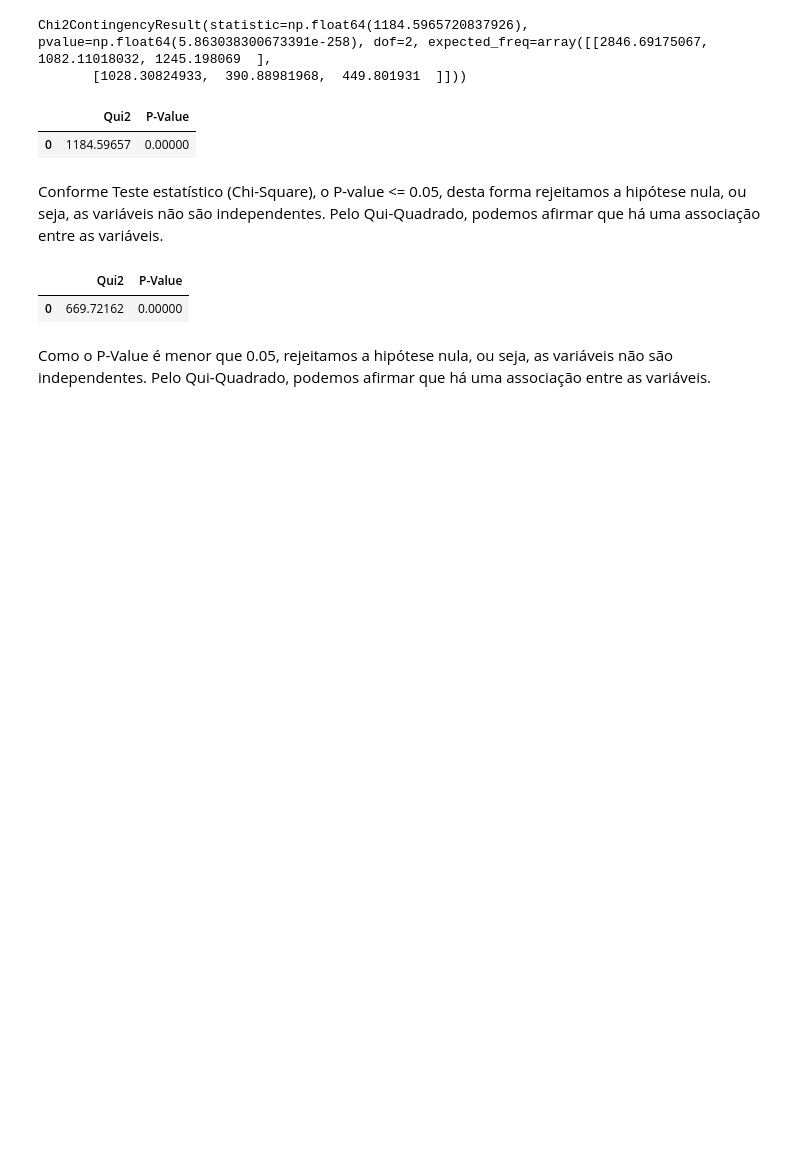
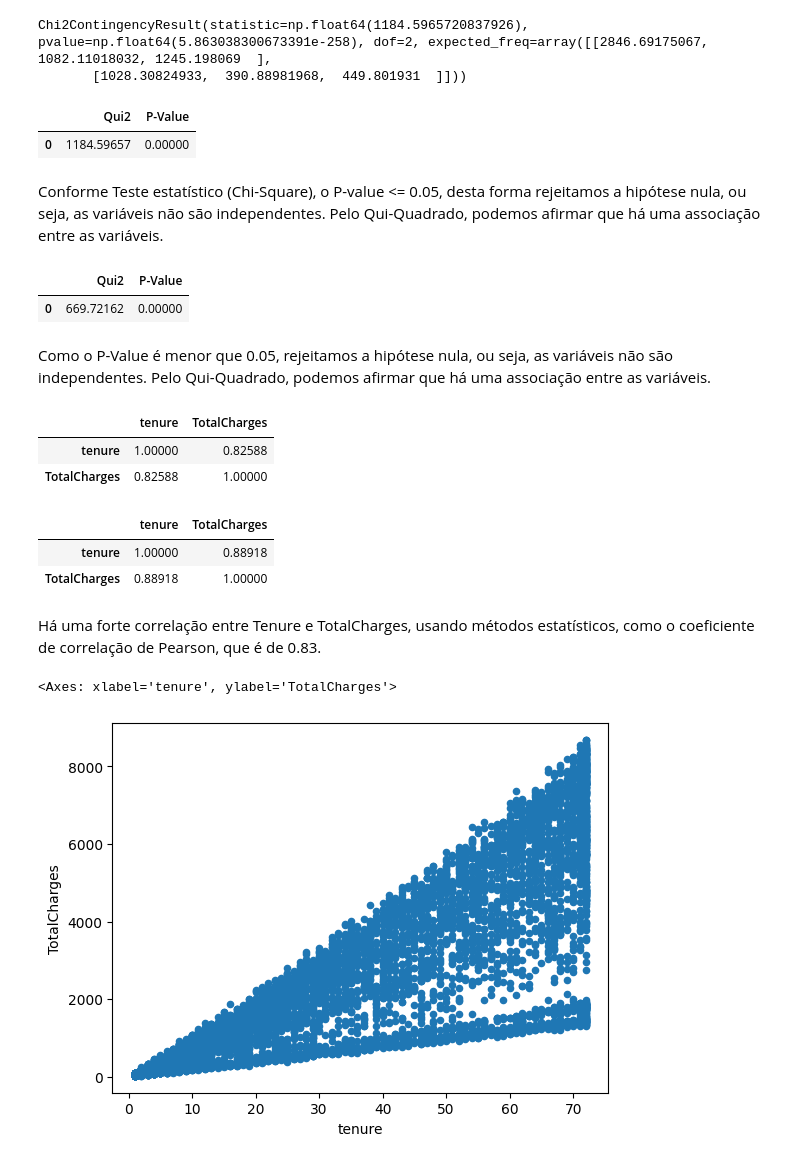
Before and after one commit to LucaPinheiro/telecom-eda-churn, a Jupyter notebook: eda-churn.ipynb, the cells around one changed output. Cells and saved outputs as stored; diff of their text form; code cells hidden in the pictures; blank space fills up the shorter version.

Commit message:
Refactor and optimize EDA code for churn dataset

```diff
--- a/eda-churn.ipynb
+++ b/eda-churn.ipynb
@@ -687,3 +687,29 @@ df_chi_scores_churn_tenure
 | 0 | 669.72162 | 0.00000 |
 # %% [markdown]
 Como o P-Value é menor que 0.05, rejeitamos a hipótese nula, ou seja, as variáveis não são independentes. Pelo Qui-Quadrado, podemos afirmar que há uma associação entre as variáveis.
+# %%
+# Correlação entre 2 variáveis numéricas
+# Tenure com TotalCharges
+# A intuição é que quanto mais tempo de contrato maior o valor total pago.
+
+# Correlação de Pearson
+df_churn[['tenure', 'TotalCharges']].corr()
+# %% [output]
+|  | tenure | TotalCharges |
+| tenure | 1.00000 | 0.82588 |
+| TotalCharges | 0.82588 | 1.00000 |
+# %%
+# Correlação de Spearman
+df_churn[['tenure', 'TotalCharges']].corr(method='spearman')
+# %% [output]
+|  | tenure | TotalCharges |
+| tenure | 1.00000 | 0.88918 |
+| TotalCharges | 0.88918 | 1.00000 |
+# %% [markdown]
+Há uma forte correlação entre Tenure e TotalCharges, usando métodos estatísticos, como o coeficiente de correlação de Pearson, que é de 0.83.
+# %%
+# Apresentar Plot Scatter entre Tenure e TotalCharges
+df_churn.plot.scatter(x='tenure', y='TotalCharges')
+# %% [output]
+<Axes: xlabel='tenure', ylabel='TotalCharges'>
+[figure, added]
```
